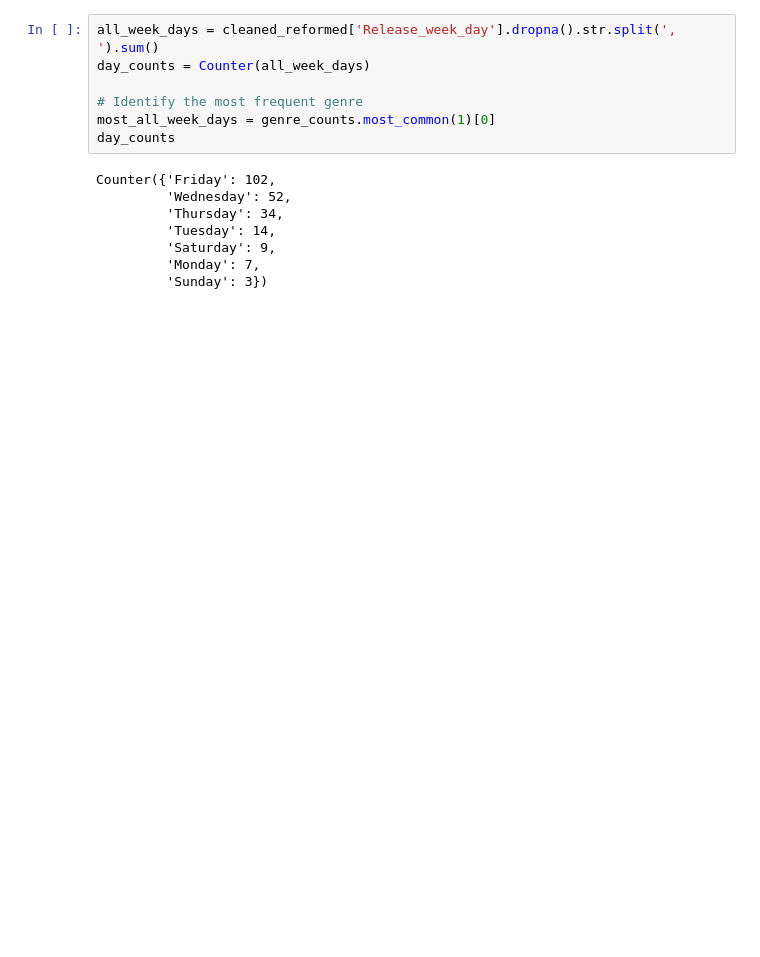
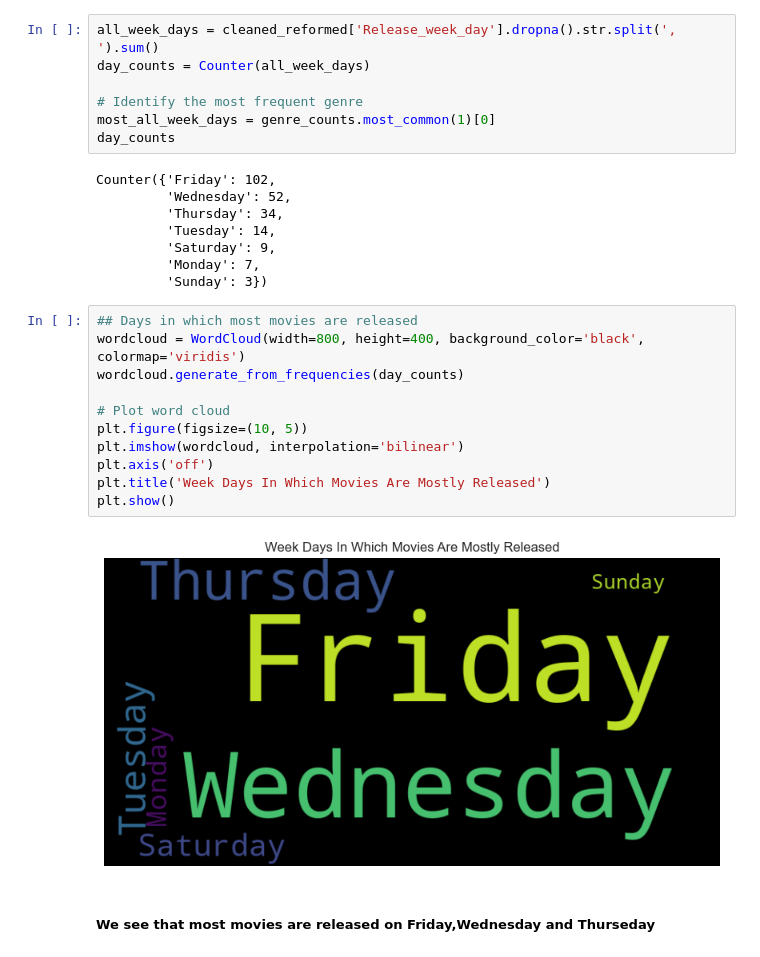
Before and after one commit to Cemputus/Data-Mining-and-Wrangling---movie-scraping, a Jupyter notebook: Analysis/Group4_Final.ipynb, the cells around one changed output. Cells and saved outputs as stored; diff of their text form; blank space fills up the shorter version.

```diff
--- a/Analysis/Group4_Final.ipynb
+++ b/Analysis/Group4_Final.ipynb
@@ -521,3 +523,19 @@ Counter({'Friday': 102,
          'Saturday': 9,
          'Monday': 7,
          'Sunday': 3})
+# %%
+## Days in which most movies are released
+wordcloud = WordCloud(width=800, height=400, background_color='black', colormap='viridis')
+wordcloud.generate_from_frequencies(day_counts)
+
+# Plot word cloud
+plt.figure(figsize=(10, 5))
+plt.imshow(wordcloud, interpolation='bilinear')
+plt.axis('off')
+plt.title('Week Days In Which Movies Are Mostly Released')
+plt.show()
+# %% [output]
+[figure, added]
+# %% [markdown]
+
+##### We see that most movies are released on Friday,Wednesday and Thurseday
```
Also changed, not shown: parts of 20 cells of this notebook.
